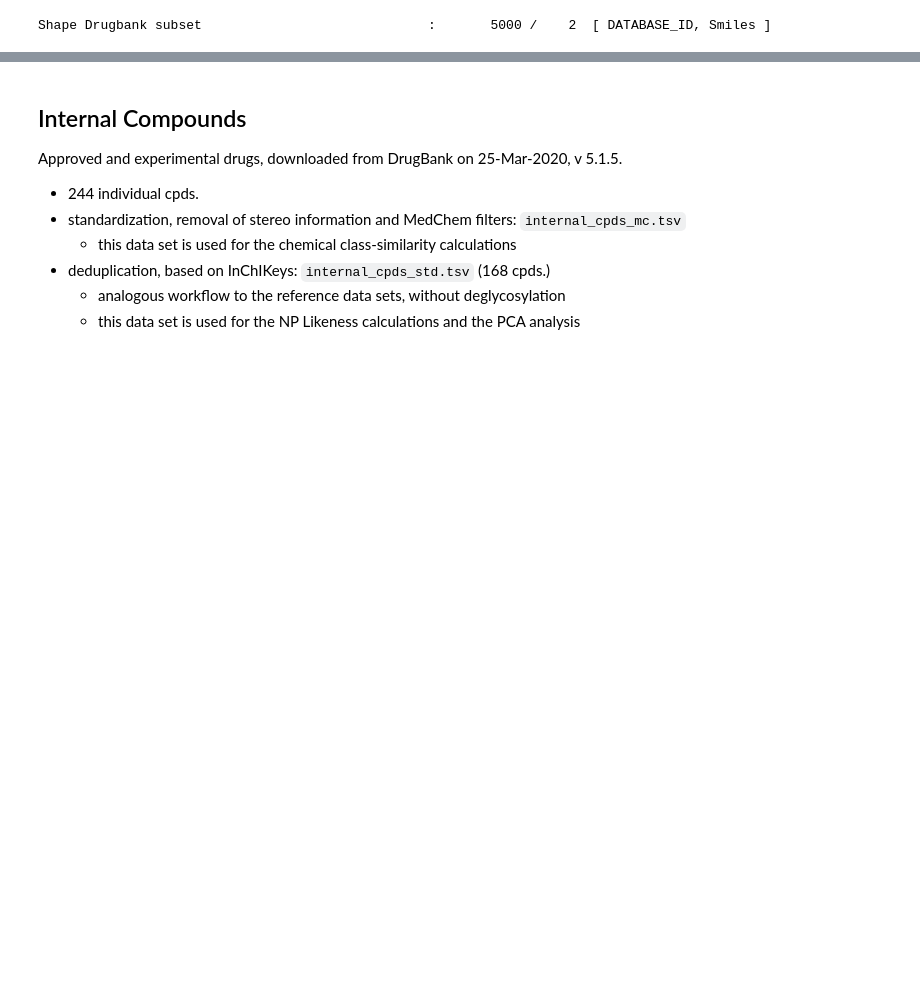
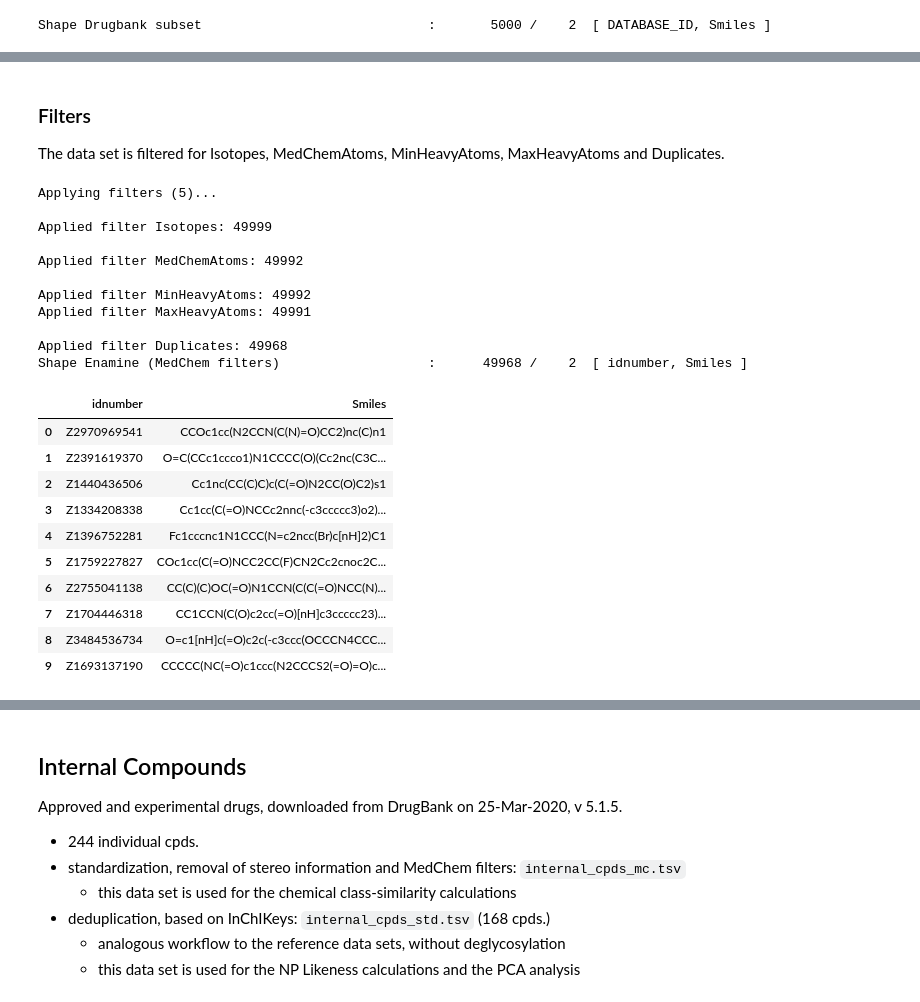
Before and after one commit to jose-manuel/code_manuscript, a Jupyter notebook: 1. Data Prep/prepare_data_sets.ipynb, the cells around one changed output, grey strips where cells are left out. Saved outputs shown, nothing was run; the diff lists cells and outputs as text; code cells hidden in the pictures; blank space fills up the shorter version.

```diff
--- a/1. Data Prep/prepare_data_sets.ipynb
+++ b/1. Data Prep/prepare_data_sets.ipynb
@@ -399,0 +411,6 @@ Shape Drugbank subset                             :       5000 /    2  [ DATABAS
+# %%
+enamine = u.read_sdf(["/home/pahl/comas/notebooks/sdf/enamine/enamine_adv.gz"])
+enamine = enamine[["idnumber", "Smiles"]]
+lp(enamine, "Enamine")
+
+enamine.head()
@@ -399,0 +447,3 @@ Shape Drugbank subset                             :       5000 /    2  [ DATABAS
+# %%
+enamine_subset = enamine.sample(n=50000, random_state=0xc0ffee)
+enamine_subset.to_csv("../tmp/enamine_subset.tsv", sep="\t", index=False)
@@ -399,0 +460,5 @@ Shape Drugbank subset                             :       5000 /    2  [ DATABAS
+# %%
+enamine_subset = u.apply_to_smiles(enamine_subset, "Smiles", {"Smiles_Std": lambda x: u.standardize_mol(x, remove_stereo=True, canonicalize_tautomer=True)}, parallel=True)
+enamine_subset.drop("Smiles", axis=1, inplace=True)
+enamine_subset = enamine_subset.rename(columns={"Smiles_Std": "Smiles"})
+lp(enamine_subset, "Enamine (Std)")
@@ -399,0 +471,32 @@ Shape Drugbank subset                             :       5000 /    2  [ DATABAS
+# %% [markdown]
+### Filters
+
+The data set is filtered for Isotopes, MedChemAtoms, MinHeavyAtoms, MaxHeavyAtoms and Duplicates.
+# %%
+enamine_subset = u.filter_mols(enamine_subset, "Smiles", ["Isotopes", "MedChemAtoms", "MinHeavyAtoms", "MaxHeavyAtoms", "Duplicates"])
+lp(enamine_subset, "Enamine (MedChem filters)")
+
+enamine_subset.head(10)
+# %% [output]
+Applying filters (5)...
+
+Applied filter Isotopes: 49999
+
+Applied filter MedChemAtoms: 49992
+
+Applied filter MinHeavyAtoms: 49992
+Applied filter MaxHeavyAtoms: 49991
+
+Applied filter Duplicates: 49968
+Shape Enamine (MedChem filters)                   :      49968 /    2  [ idnumber, Smiles ]
+|  | idnumber | Smiles |
+| 0 | Z2970969541 | CCOc1cc(N2CCN(C(N)=O)CC2)nc(C)n1 |
+| 1 | Z2391619370 | O=C(CCc1ccco1)N1CCCC(O)(Cc2nc(C3C... |
+| 2 | Z1440436506 | Cc1nc(CC(C)C)c(C(=O)N2CC(O)C2)s1 |
+| 3 | Z1334208338 | Cc1cc(C(=O)NCCc2nnc(-c3ccccc3)o2)... |
+| 4 | Z1396752281 | Fc1cccnc1N1CCC(N=c2ncc(Br)c[nH]2)C1 |
+| 5 | Z1759227827 | COc1cc(C(=O)NCC2CC(F)CN2Cc2cnoc2C... |
+| 6 | Z2755041138 | CC(C)(C)OC(=O)N1CCN(C(C(=O)NCC(N)... |
+| 7 | Z1704446318 | CC1CCN(C(O)c2cc(=O)[nH]c3ccccc23)... |
+| 8 | Z3484536734 | O=c1[nH]c(=O)c2c(-c3ccc(OCCCN4CCC... |
+| 9 | Z1693137190 | CCCCC(NC(=O)c1ccc(N2CCCS2(=O)=O)c... |
```
Also changed, not shown: parts of 8 cells of this notebook, 15 other files.
